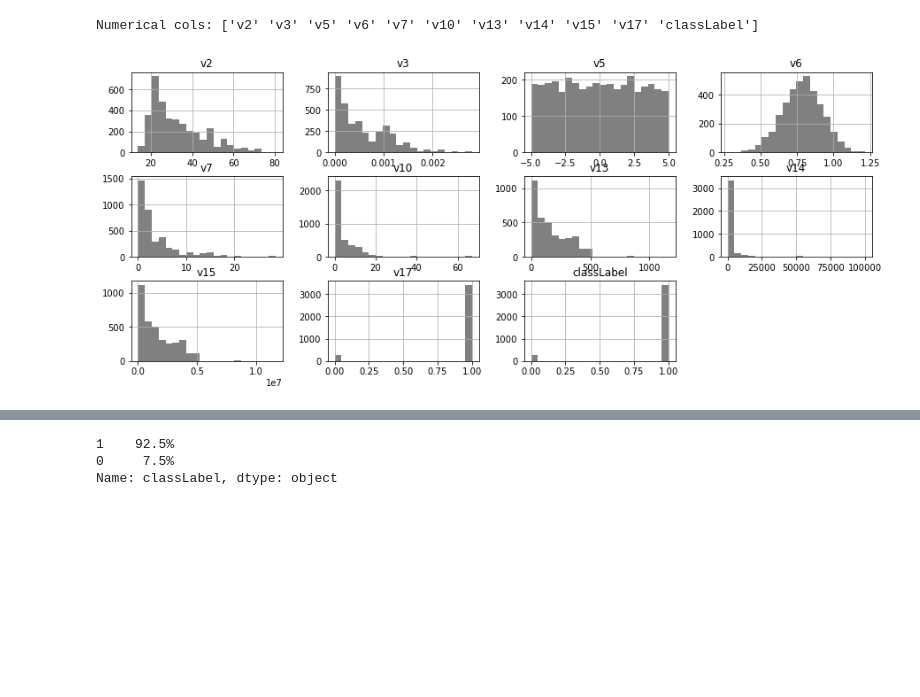
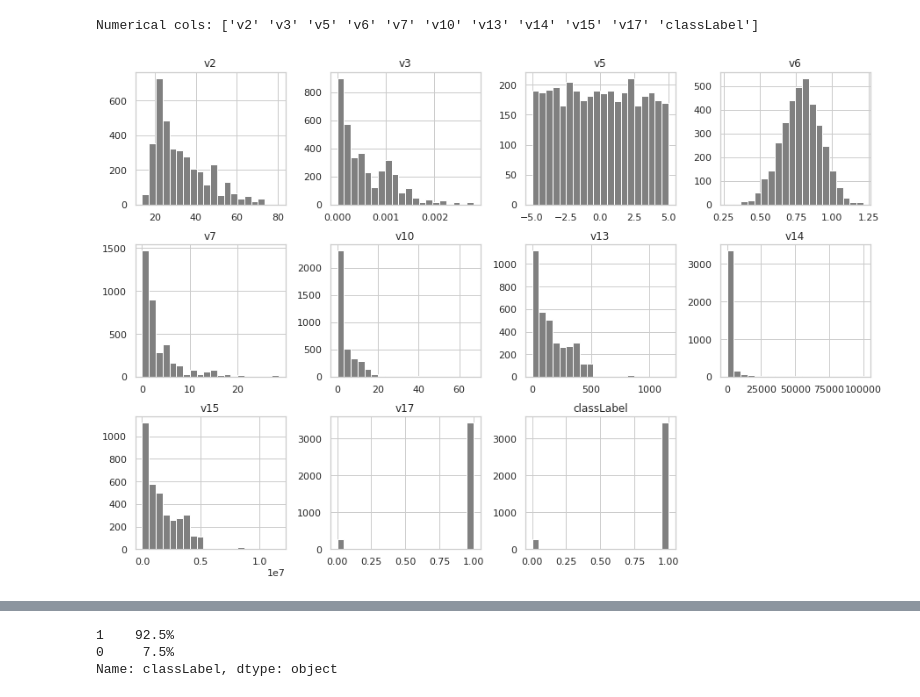
Before and after one commit to dilipalbert-datascientist/traditional-machine-learning, a Jupyter notebook: notebooks/ml_python/3C-Manual-Bespoke-Train-EDA.ipynb, the cells around one changed output, grey strips where cells are left out. Cells and saved outputs as stored; diff of their text form; code cells hidden in the pictures; blank space fills up the shorter version.

```diff
--- a/notebooks/ml_python/3C-Manual-Bespoke-Train-EDA.ipynb
+++ b/notebooks/ml_python/3C-Manual-Bespoke-Train-EDA.ipynb
@@ -5,12 +16,13 @@
 from IPython.core.interactiveshell import InteractiveShell
 InteractiveShell.ast_node_interactivity = "all"
 
-# Visual setup
-#%config InlineBackend.figure_format = 'retina'
-
-relative_filepath = "../../"
+pd.options.display.float_format = '{:.4f}'.format # 4 decimal places
 
 # Set relative path mapping for module imports
-import sys
+relative_filepath = "../../"
+sys.path.append(relative_filepath)
 
-sys.path.append(relative_filepath)
+# Change defaults
+sns.set(style='whitegrid',
+        #context='talk'
+       )
@@ -303,10 +307,10 @@ print("Numerical cols:", numeric_cols)
 Numerical cols: ['v2' 'v3' 'v5' 'v6' 'v7' 'v10' 'v13' 'v14' 'v15' 'v17' 'classLabel']
 # %%
 num_X_y_train.hist(bins=20,
-                   figsize=(15, 6),
+                   figsize=(15, 10),
                    layout=(3, 4),
                    color = "grey");
 # %% [output]
-[figure, old version]
+[figure, new version]
 # %%
 num_X_y_train[num_X_y_train[target]==0].hist(bins=20,
```
Also changed, not shown: parts of 16 cells of this notebook.
